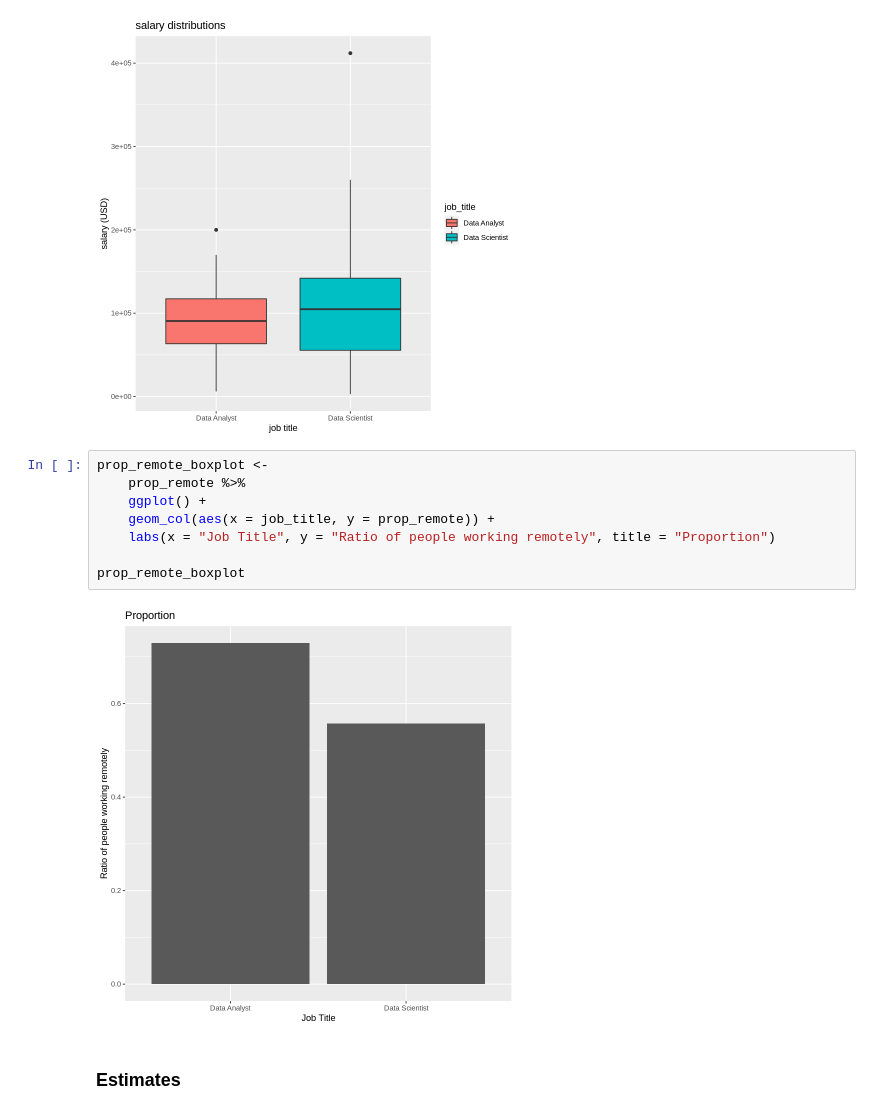
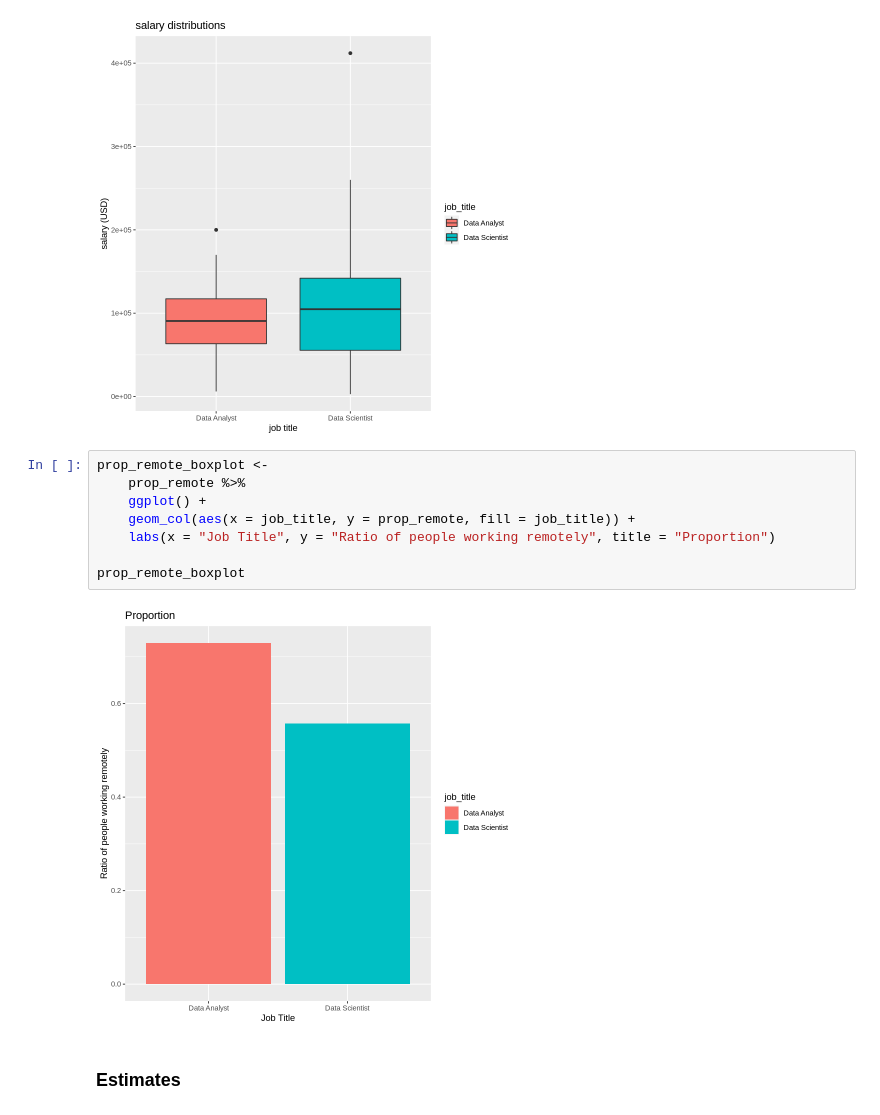
Before and after one commit to AmyChen354/stat-201-project, a Jupyter notebook: proposal.ipynb, the cells around one changed output. Cells and saved outputs as stored; diff of their text form.

```diff
--- a/proposal.ipynb
+++ b/proposal.ipynb
@@ -116,13 +131,13 @@ salaries_dist
 # %%
 prop_remote_boxplot <-
     prop_remote %>%
     ggplot() +
-    geom_col(aes(x = job_title, y = prop_remote)) +
+    geom_col(aes(x = job_title, y = prop_remote, fill = job_title)) +
     labs(x = "Job Title", y = "Ratio of people working remotely", title = "Proportion")
 
 prop_remote_boxplot
 # %% [output]
-[figure, old version]
+[figure, new version]
 # %% [markdown]
 ### Estimates
 # %% [markdown]
```
Also changed, not shown: parts of 2 cells of this notebook.
